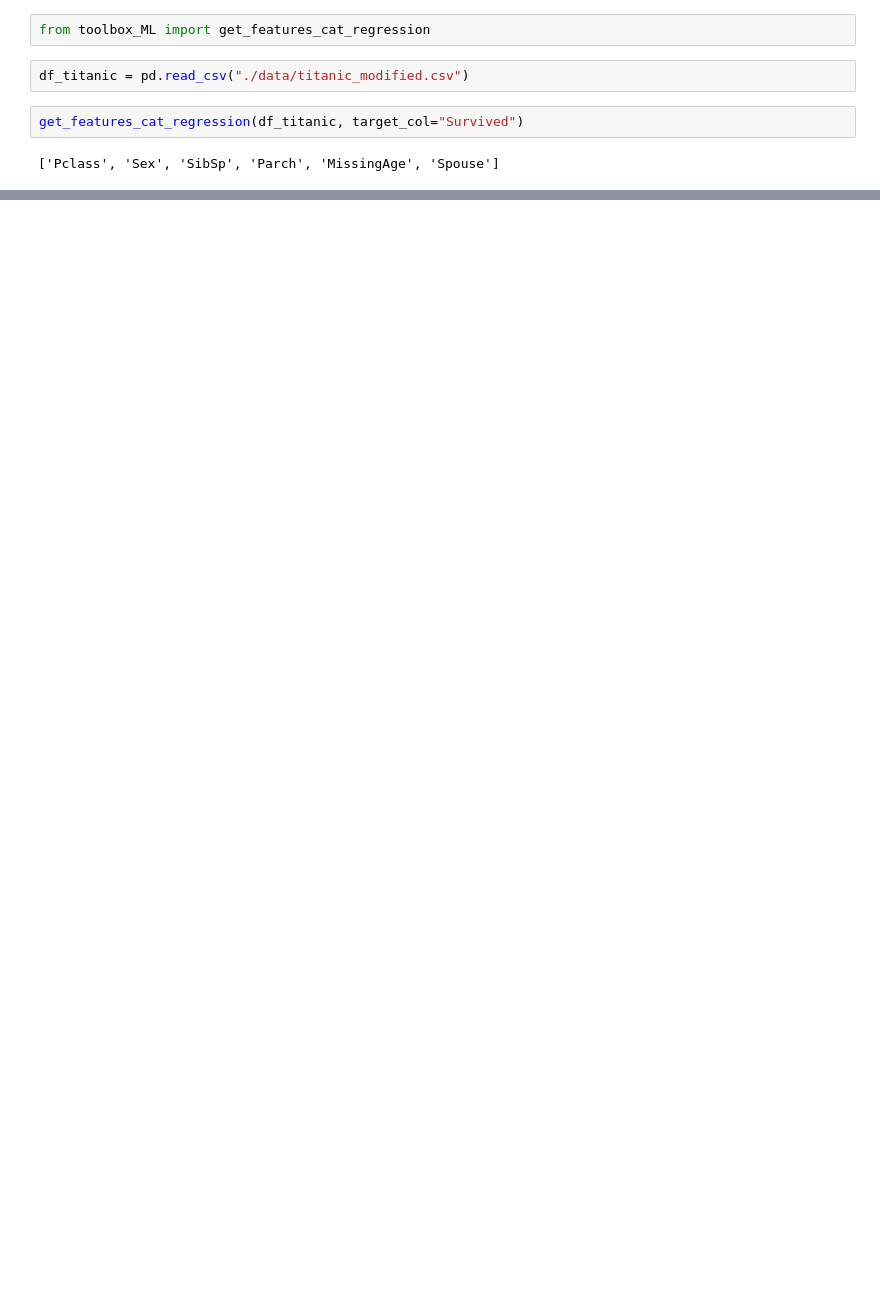
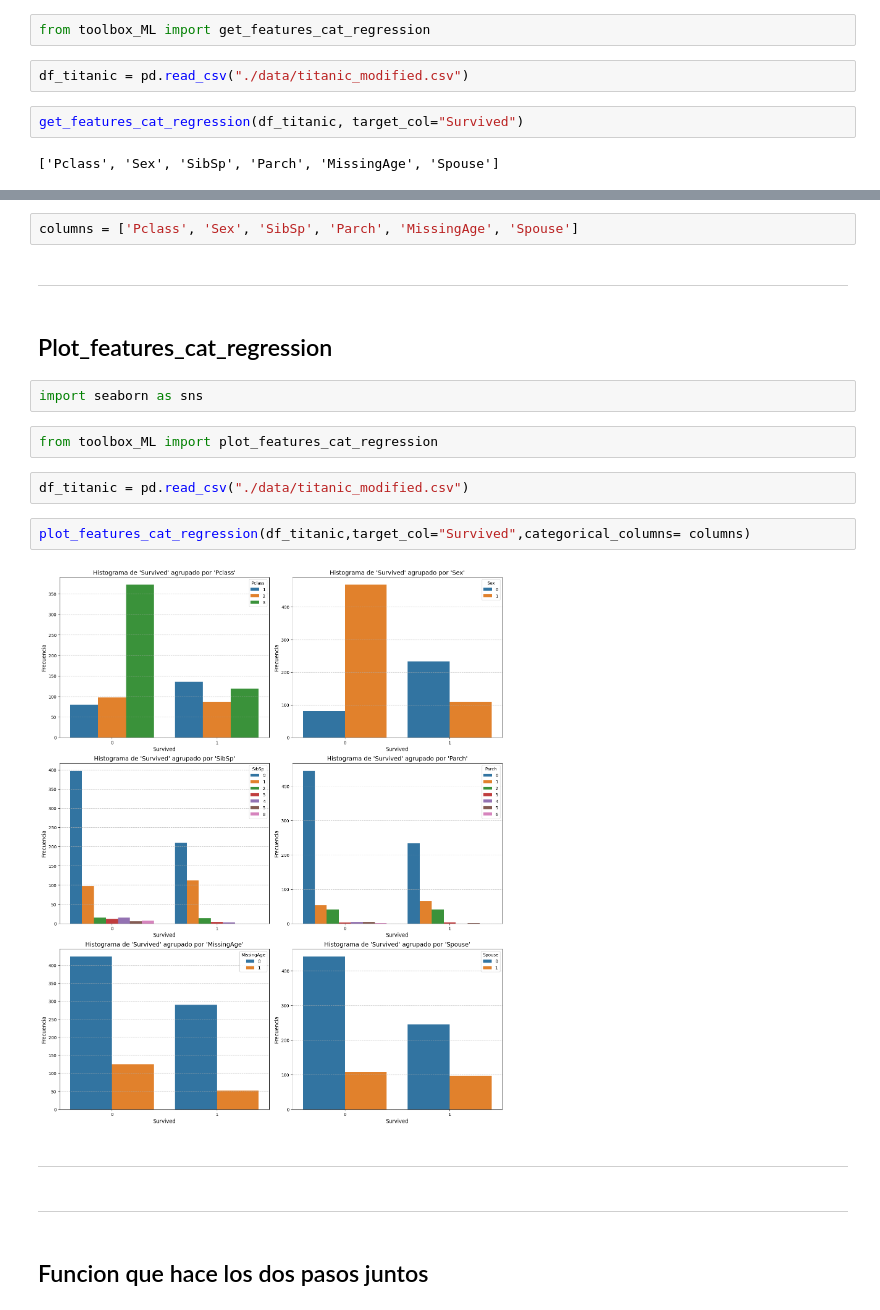
Before and after one commit to rafaneda7/Team-Challenge---Team-Frosties, a Jupyter notebook: test_toolbox.ipynb, the cells around one changed output, grey strips where cells are left out. Drawn from its saved outputs; the diff is of its cells as text; blank space fills up the shorter version.

```diff
--- a/test_toolbox.ipynb
+++ b/test_toolbox.ipynb
@@ -83,0 +93,22 @@ get_features_cat_regression(df_titanic, target_col="Survived")
+# %%
+columns = ['Pclass', 'Sex', 'SibSp', 'Parch', 'MissingAge', 'Spouse']
+# %% [markdown]
+***
+# %% [markdown]
+## Plot_features_cat_regression
+# %%
+import seaborn as sns
+# %%
+from toolbox_ML import plot_features_cat_regression
+# %%
+df_titanic = pd.read_csv("./data/titanic_modified.csv")
+# %%
+plot_features_cat_regression(df_titanic,target_col="Survived",categorical_columns= columns)
+# %% [output]
+[figure, added]
+# %% [markdown]
+***
+# %% [markdown]
+***
+# %% [markdown]
+## Funcion que hace los dos pasos juntos
```
Also changed, not shown: parts of 5 cells of this notebook, 1 other file.
